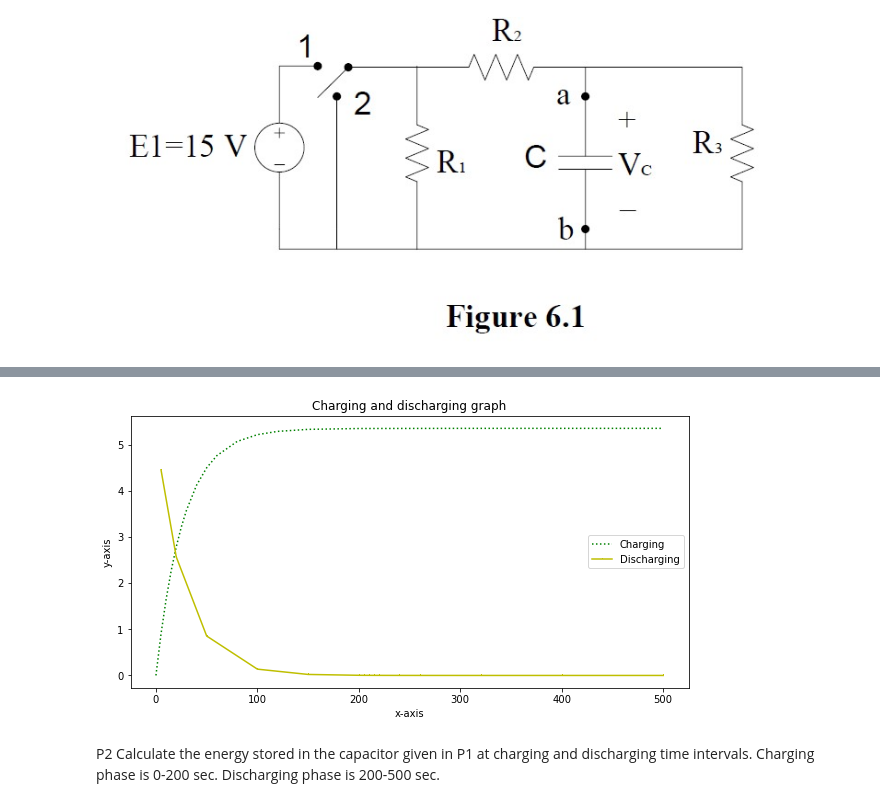
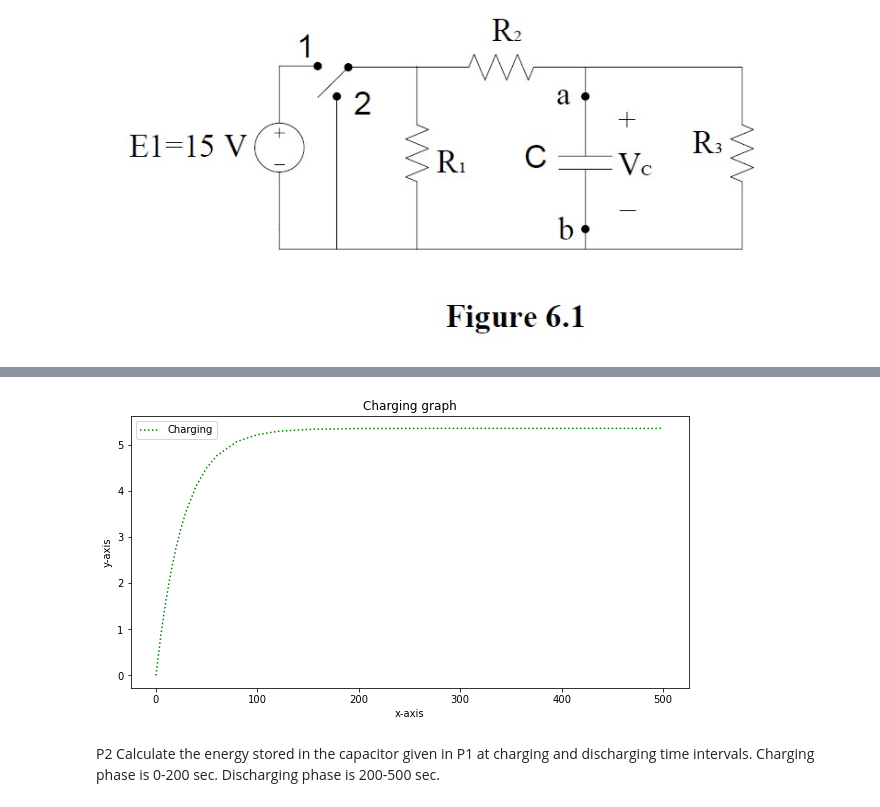
Before and after one commit to Alibakhshov/CHARACTERISTICS-OF-RC-CIRCUITS, a Jupyter notebook: Rauf Alibakhshov_ Lab work 4.ipynb, the cells around one changed output, grey strips where cells are left out. Saved outputs shown, nothing was run; the diff lists cells and outputs as text; code cells hidden in the pictures.

```diff
--- a/Rauf Alibakhshov_ Lab work 4.ipynb
+++ b/Rauf Alibakhshov_ Lab work 4.ipynb
@@ -28,30 +33,29 @@ display.Image("./Figure 6.1.jpg")
 # %%
 # Import libraries
 import matplotlib.pyplot as plt
 import numpy as np
 
 # Creating vectors X and Y
-# t = np.array([205,210,215,220,240,250,260,280,300,300,320,350,400,450,500])
-t = np.array([5,20,50,100,150, 200, 205, 210, 215, 220, 240, 260, 320, 400, 500])
+
+
 x= np.array([0,5,10,15,20,25,30,40,50,60,80,100,120,150,200,300, 500])
 y = 5.357*(1-(2.178)**(-x/21.21))
-z = 5.3566 * 2.178**(-t/21.21)
+
 
 fig = plt.figure(figsize = (10, 5))
 
 # Create the plot
 plt.plot(x, y, 'g:',  label = 'Charging')
-plt.plot(t, z, 'y-,',  label = 'Discharging')
 plt.xlabel('x-axis')
 plt.ylabel('y-axis')
 
-plt.title('Charging and discharging graph')
+plt.title('Charging graph')
 plt.legend()
 
 # Show the plot
 plt.show()
 # %% [output]
-[figure, old version]
+[figure, new version]
 # %% [markdown]
 <p style="font-family:verdana;">P2 Calculate the energy stored in the capacitor given in P1 at charging and discharging
 time intervals. Charging phase is 0-200 sec. Discharging phase is 200-500 sec.</p>
```
Also changed, not shown: parts of 4 cells of this notebook, 4 other files.
